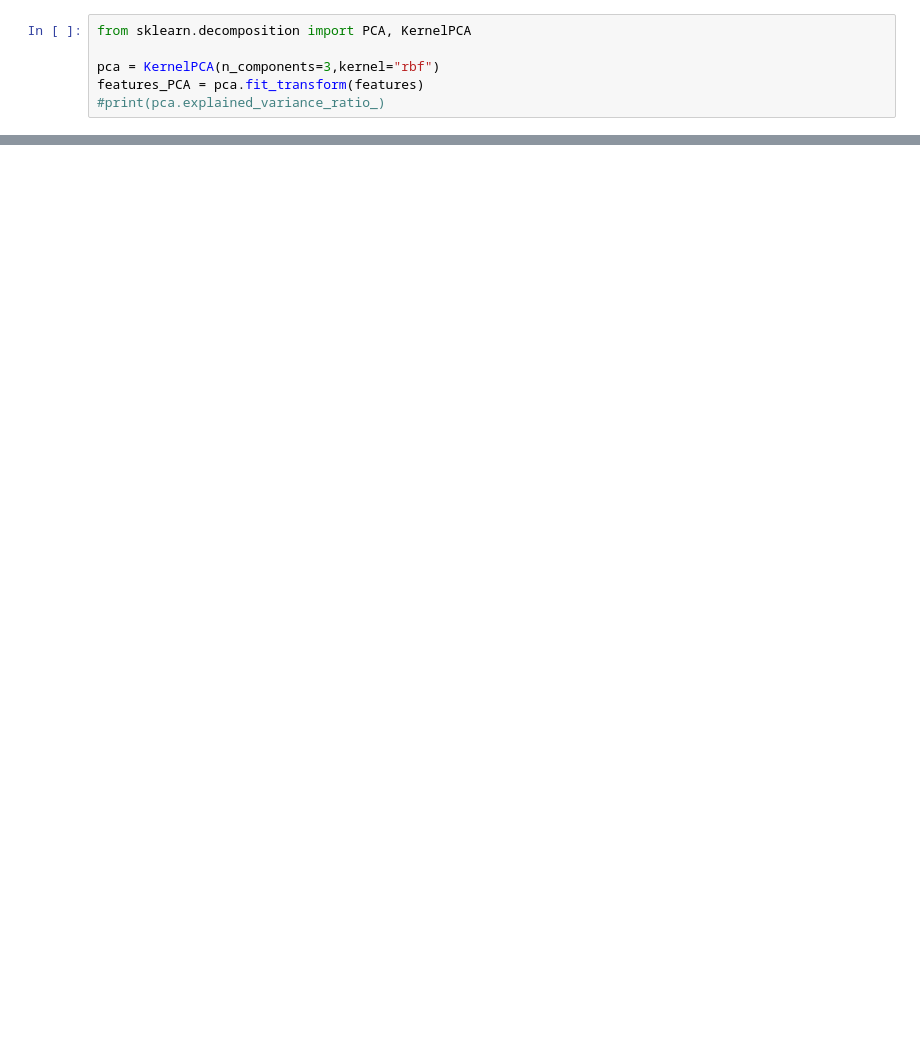
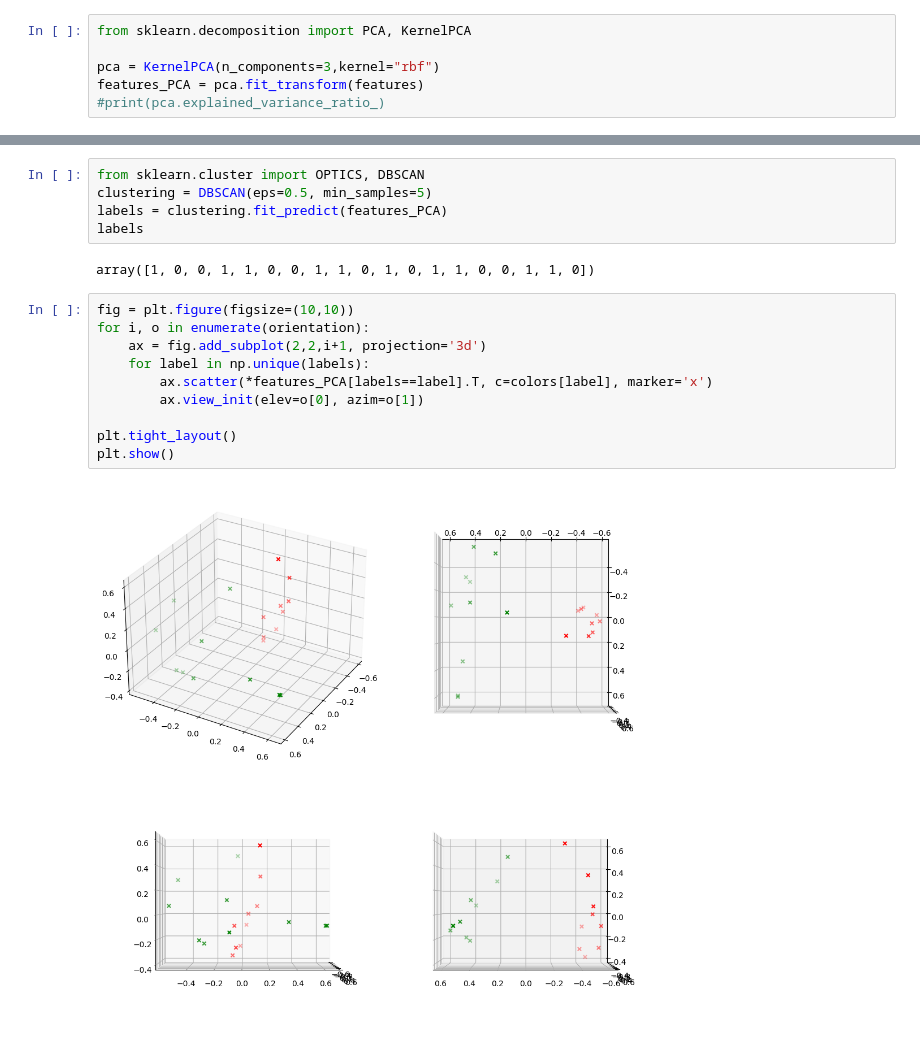
Before and after one commit to Jennifer2001-lab/iapr, a Jupyter notebook: project/features.ipynb, the cells around one changed output, grey strips where cells are left out. Cells and saved outputs as stored; diff of their text form; blank space fills up the shorter version.

```diff
--- a/project/features.ipynb
+++ b/project/features.ipynb
@@ -199,0 +219,19 @@ plt.show()
+# %%
+from sklearn.cluster import OPTICS, DBSCAN
+clustering = DBSCAN(eps=0.5, min_samples=5)
+labels = clustering.fit_predict(features_PCA)
+labels
+# %% [output]
+array([1, 0, 0, 1, 1, 0, 0, 1, 1, 0, 1, 0, 1, 1, 0, 0, 1, 1, 0])
+# %%
+fig = plt.figure(figsize=(10,10))
+for i, o in enumerate(orientation):
+    ax = fig.add_subplot(2,2,i+1, projection='3d')
+    for label in np.unique(labels):
+        ax.scatter(*features_PCA[labels==label].T, c=colors[label], marker='x')
+        ax.view_init(elev=o[0], azim=o[1])
+
+plt.tight_layout()
+plt.show()
+# %% [output]
+[figure, added]
```
Also changed, not shown: parts of 22 cells of this notebook, 1 other file.
